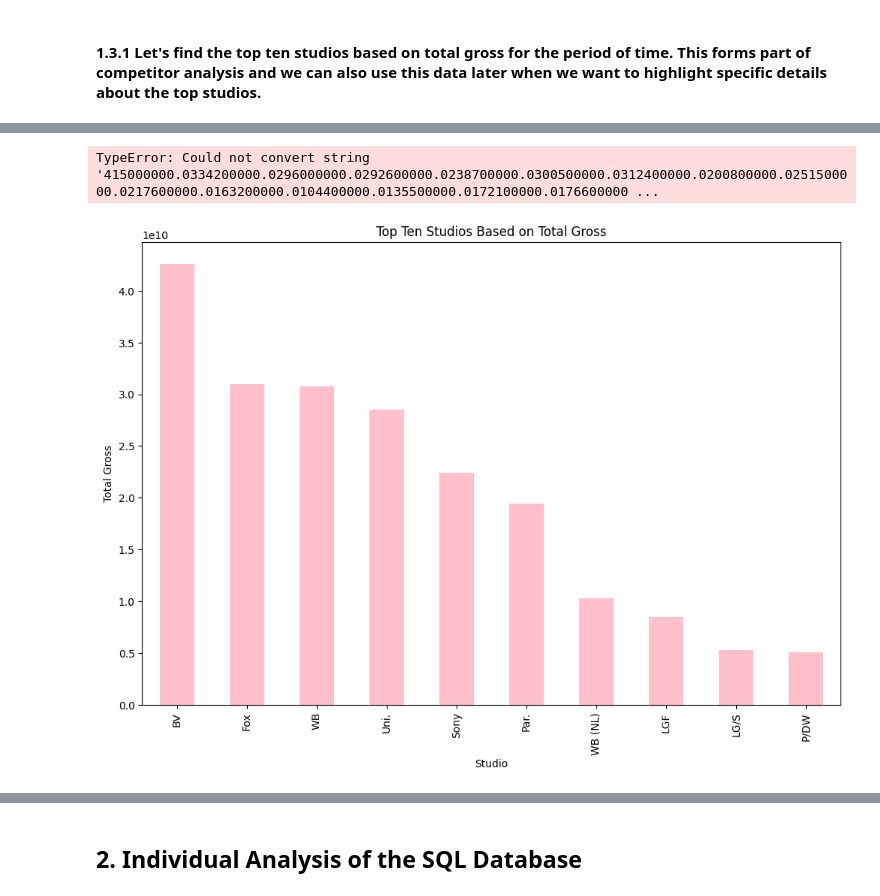
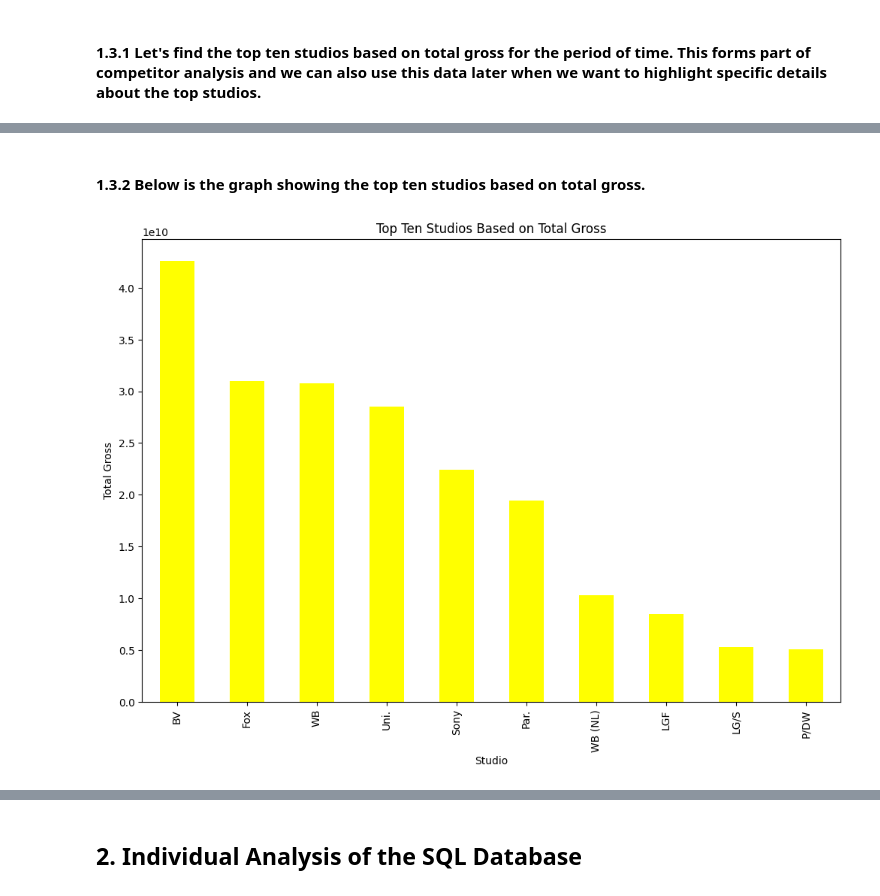
Before and after one commit to phelanthropus/Microsoft-Analysis, a Jupyter notebook: Microsoft Analysis.ipynb, the cells around one changed output, grey strips where cells are left out. Cells and saved outputs as stored; diff of their text form; code cells hidden in the pictures.

```diff
--- a/Microsoft Analysis.ipynb
+++ b/Microsoft Analysis.ipynb
@@ -204,15 +194,14 @@ memory usage: 158.9+ KB
-# %%
-print(df['domestic_gross'].apply(['mean', 'median', 'std']))
-df['domestic_gross'].hist()
-# %% [output]
-TypeError: Could not convert string '415000000.0334200000.0296000000.0292600000.0238700000.0300500000.0312400000.0200800000.0251500000.0217600000.0163200000.0104400000.0135500000.0172100000.0176600000 ...
+# %% [markdown]
+#### 1.3.2 Below is the graph showing the top ten studios based on total gross.
 # %%
 # Plotting a bar chart for the top ten studios
 plt.figure(figsize=(12, 8))
-top_ten_studios.sort_values(ascending=False).plot(kind='bar', color='pink')
+top_ten_studios.sort_values(ascending=False).plot(kind='bar', color='yellow')
+#Name the axes
 plt.title('Top Ten Studios Based on Total Gross')
 plt.xlabel('Studio')
 plt.ylabel('Total Gross')
+#Show the graph
 plt.show()
 # %% [output]
-[figure, old version]
+[figure, new version]
```
Also changed, not shown: parts of 16 cells of this notebook.
